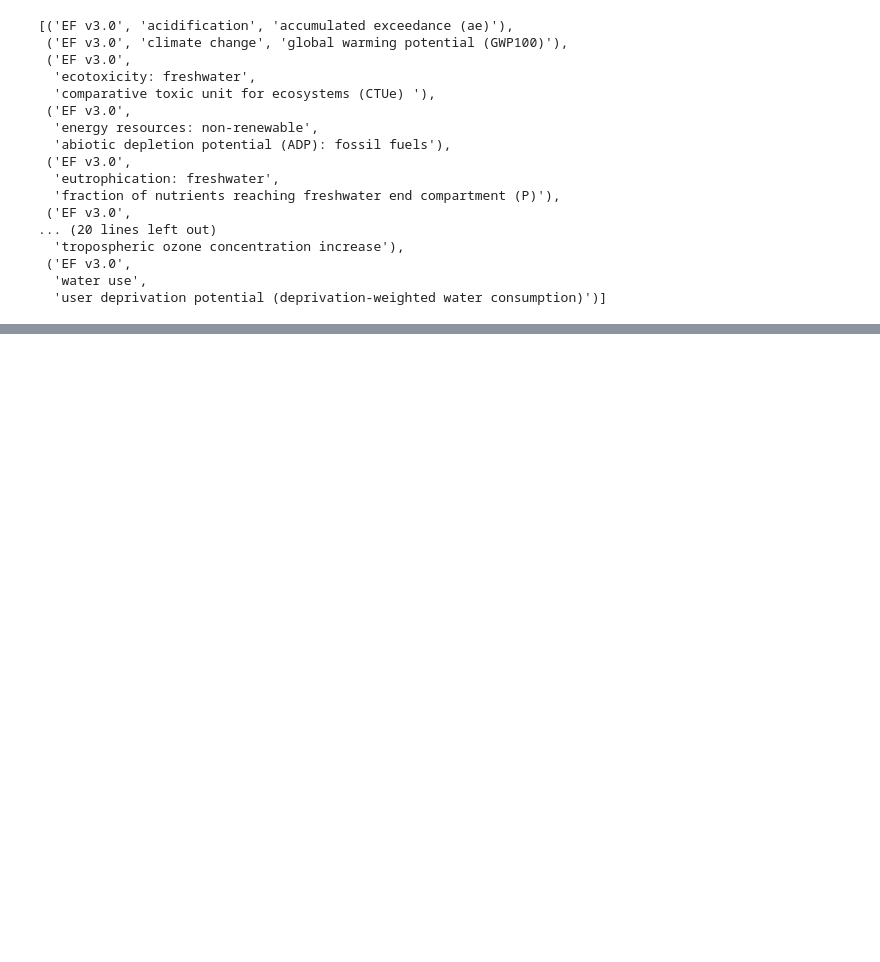
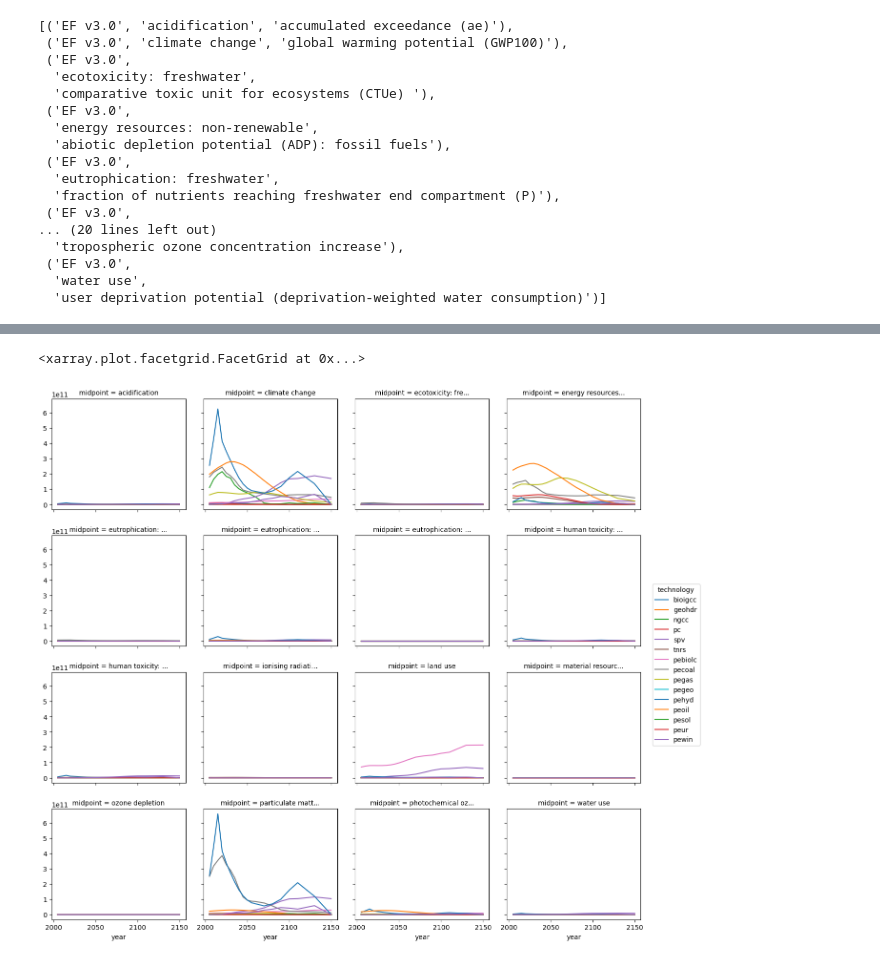
Before and after one commit to dbantje/internalization, a Jupyter notebook: new_code/full_first_implementation.ipynb, the cells around one changed output, grey strips where cells are left out. Saved outputs shown, nothing was run; the diff lists cells and outputs as text; code cells hidden in the pictures; blank space fills up the shorter version.

```diff
--- a/new_code/full_first_implementation.ipynb
+++ b/new_code/full_first_implementation.ipynb
@@ -466,0 +838,4 @@ A[[4,5,7,3,8], :] = 0
+# %%
+MFs = pd.read_excel("../monetization_factors/trinomics.xlsx")
+MFs = MFs.set_index(["Midpoint"])
+MFs
@@ -466,0 +900,10 @@ A[[4,5,7,3,8], :] = 0
+# %%
+MF_xr = xr.DataArray(
+    np.array([MFs["low"], MFs["central"], MFs["high"]]).T,
+    coords=[
+        MFs.index.values,
+        ["low", "central", "high"]
+    ],
+    dims=["midpoint", "estimate"]
+)
+MF_xr
@@ -466,0 +933,9 @@ A[[4,5,7,3,8], :] = 0
+# %%
+# convert product units
+converted_production = conversion_xr * production
+
+# scaled impacts
+scaled_impacts = impacts_xr * converted_production
+
+# monetized impacts
+costs = scaled_impacts * MF_xr
@@ -466,0 +973,5 @@ A[[4,5,7,3,8], :] = 0
+# %%
+
+
+global_costs = costs.sel(estimate="central").sum(dim="region")
+global_costs
@@ -466,0 +996,7 @@ A[[4,5,7,3,8], :] = 0
+# %%
+import matplotlib.pyplot as plt
+
+global_costs.plot(x="year", hue="technology", col="midpoint", col_wrap=4)
+# %% [output]
+<xarray.plot.facetgrid.FacetGrid at 0x...>
+[figure, added]
```
Also changed, not shown: parts of 49 cells of this notebook, 20 other files.
